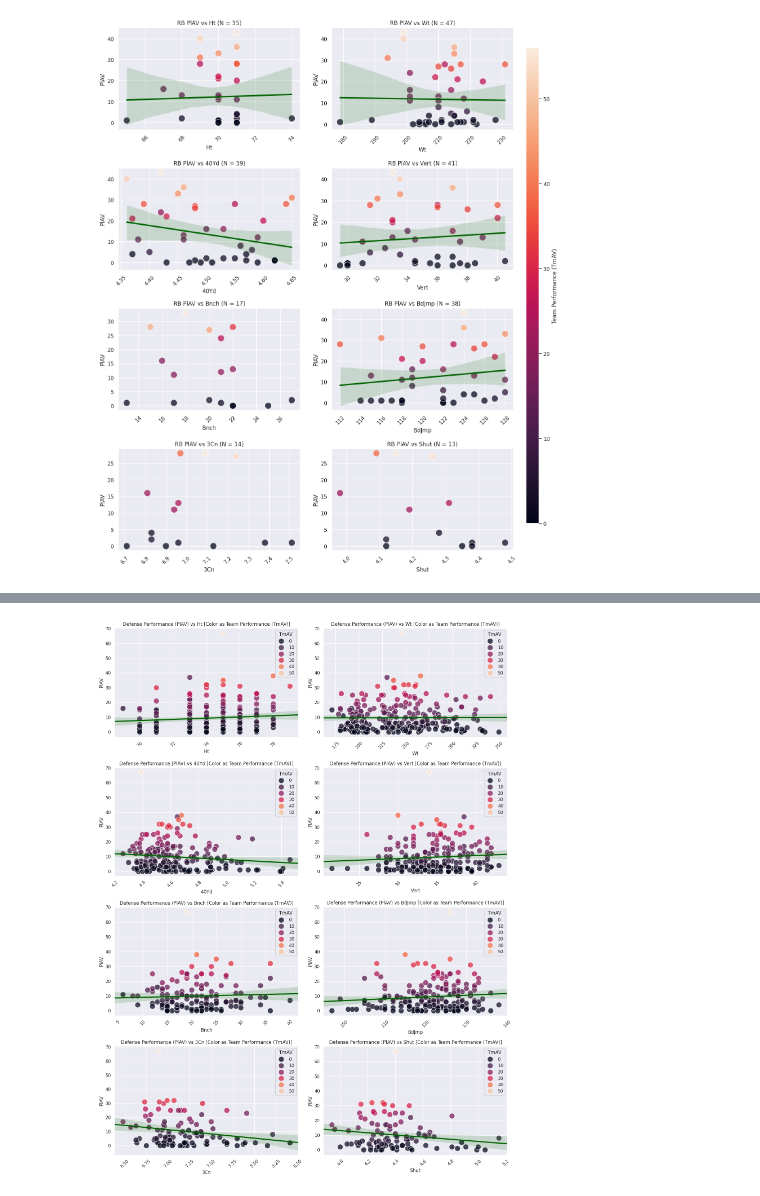
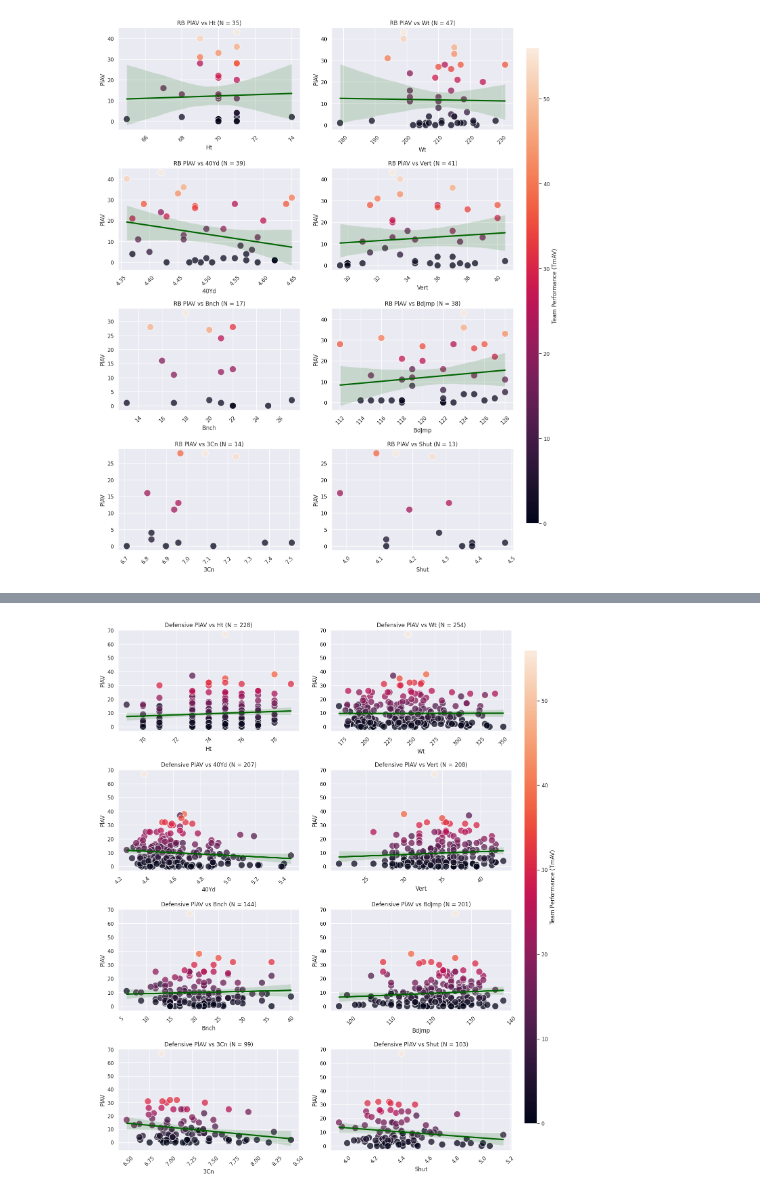
Before and after one commit to Gotham2006/QB_Combine_Public, a Jupyter notebook: combineResultsAndPerformance.ipynb, the cells around one changed output, grey strips where cells are left out. Drawn from its saved outputs; the diff is of its cells as text; code cells hidden in the pictures.

Commit message:
Saved png's of all plots

```diff
--- a/combineResultsAndPerformance.ipynb
+++ b/combineResultsAndPerformance.ipynb
@@ -274,34 +271,48 @@ plt.show()
 # %%
 # Defense DATA
 import matplotlib.pyplot as plt
 import seaborn as sns
 sns.set_theme(style = "darkgrid")
 myCmap = sns.color_palette("rocket", as_cmap=True)
 
 
 
 # Defense PlAV by metrics
 fig, axes = plt.subplots(4, 2, figsize=(15, 20))
 flat = axes.flatten()
 
 for i, col in enumerate(metrics):
     ax = flat[i]
     data = defenseAll.dropna(subset = [col, "PlAV"])
+    sampleSize = len(data)
 
-    if not data.empty:
+    if sampleSize > 0:
         # Scatterplot
-        sns.scatterplot(data = data, x = col, y = "PlAV", hue = "TmAV", ax = ax, s = 200, alpha = 0.75, palette = myCmap)
+        sns.scatterplot(data = data, x = col, y = "PlAV", hue = "TmAV", ax = ax, s = 200, alpha = 0.75, palette = myCmap, legend = False)
 
-        # Prediction line
-        sns.regplot(data = data, x = col, y = "PlAV", ax = ax, scatter = False, color = "darkgreen", truncate = False, line_kws = {"linewidth": 3})
+        # If sample size is too small can't create a valid prediction line
+        if sampleSize >= 20:
+            # Prediction line
+            sns.regplot(data = data, x = col, y = "PlAV", ax = ax, scatter = False, color = "darkgreen", truncate = True, line_kws = {"linewidth": 3})
 
-        ax.set_title(f'Defense Performance (PlAV) vs {col} [Color as Team Performance (TmAV)]') # Titling the graphs based on the col of comparison
+        ax.set_title(f'Defensive PlAV vs {col} (N = {sampleSize})') # Titling the graphs based on the col of comparison
         ax.tick_params(axis = "x" , rotation = 45) # Providing easier visibility by rotating the x axis values
     else:
-        ax.text(0.5, 0.5, f'No data for {col}', ha = "center", va = "center", fontsize=12)
+        ax.text(0.5, 0.5, f'No data for {col}', ha = "center", va = "center", fontsize = 12)
         ax.set_title(f'{col} (Empty)')
 
-plt.tight_layout()
+
+
+# Making everything visually appealing
+norm = plt.Normalize(defenseAll['TmAV'].min(), defenseAll['TmAV'].max())
+sm = plt.cm.ScalarMappable(cmap = myCmap, norm = norm)
+sm.set_array([])
+
+cbarAx = fig.add_axes([0.925, 0.15, 0.025, 0.7]) # [left, bottom, width, height]
+fig.colorbar(sm, cax = cbarAx, label = "Team Performance (TmAV)")
+
+plt.subplots_adjust(right = 0.9, hspace = 0.375, wspace = 0.175) # Padding
+
 plt.show()
 # %% [output]
-[figure, old version]
+[figure, new version]
```
Also changed, not shown: parts of 4 cells of this notebook, 4 other files.
